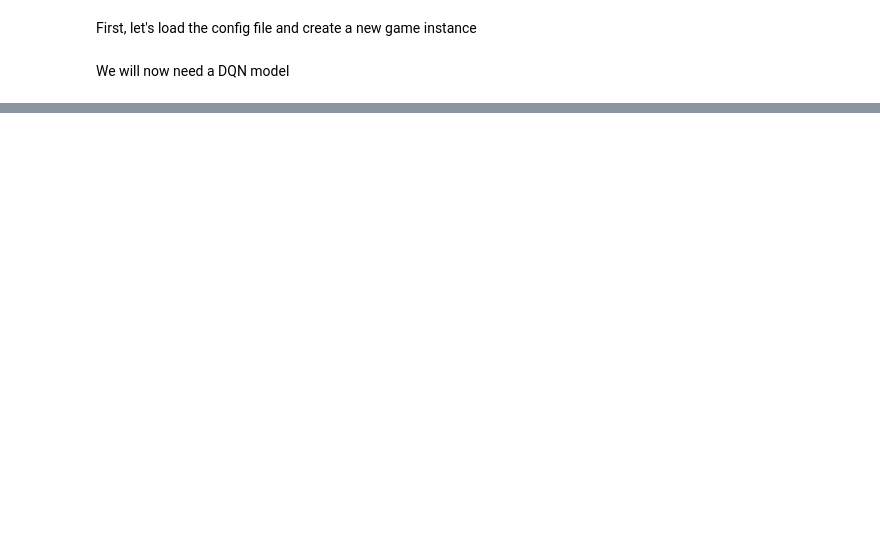
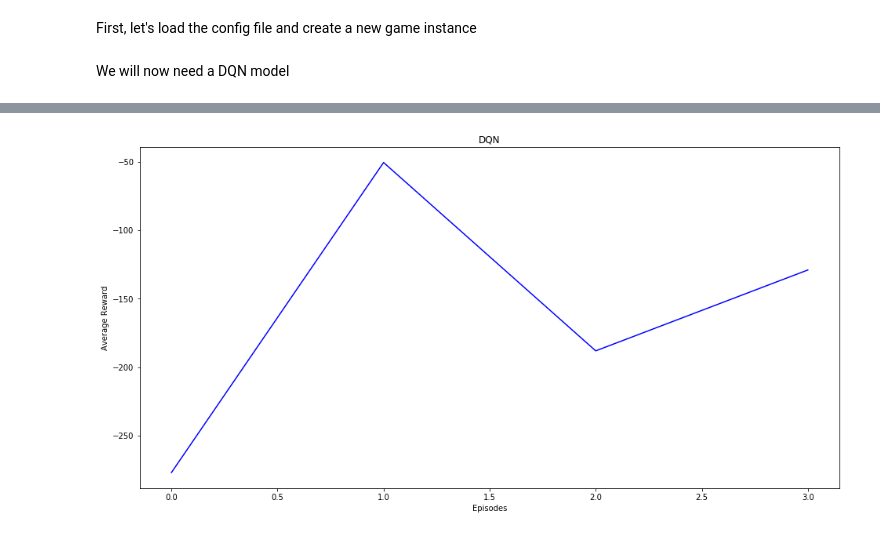
Before and after one commit to peterbern13/DoomRL, a Jupyter notebook: DoomQN.ipynb, the cells around one changed output, grey strips where cells are left out. Saved outputs shown, nothing was run; the diff lists cells and outputs as text; code cells hidden in the pictures; blank space fills up the shorter version.

```diff
--- a/DoomQN.ipynb
+++ b/DoomQN.ipynb
@@ -272,0 +276,4 @@ print(episode_rewards)
+# %%
+utilities.plot_reward_curve(episode_rewards, "DQN", 5)
+# %% [output]
+[figure, added]
```
Also changed, not shown: parts of 5 cells of this notebook, 1 other file.
